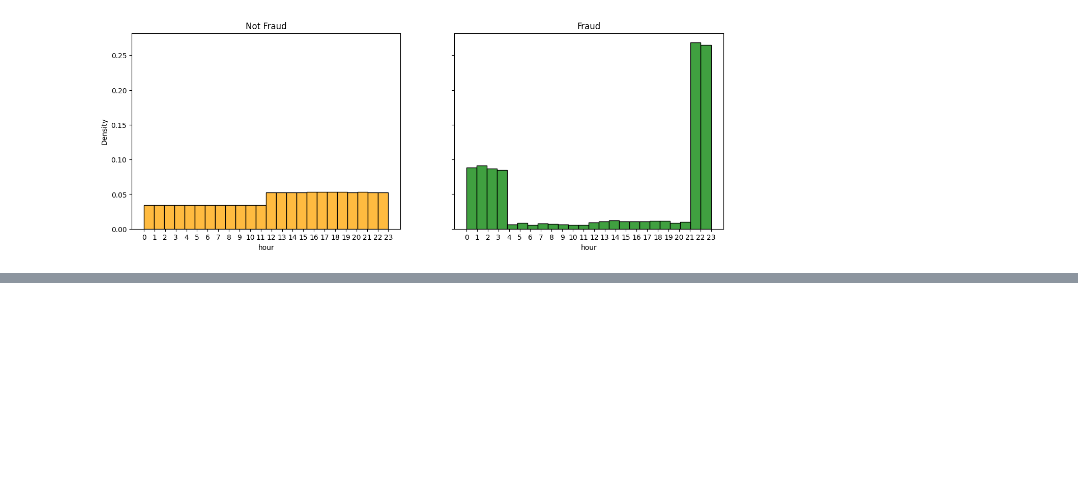
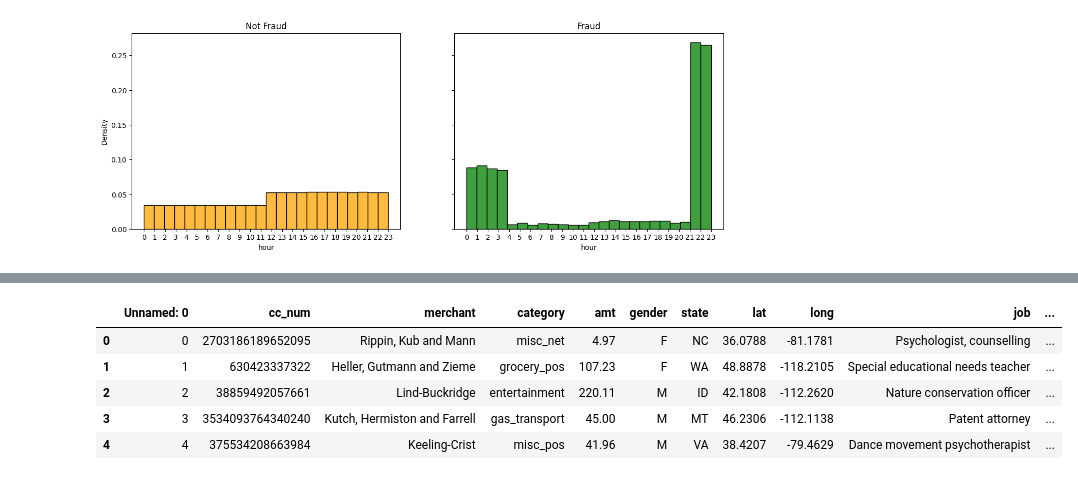
Before and after one commit to vamsikrishna077/CODEWAY, a Jupyter notebook: fraudtrans.ipynb, the cells around one changed output, grey strips where cells are left out. Cells and saved outputs as stored; diff of their text form; code cells hidden in the pictures; blank space fills up the shorter version.

```diff
--- a/fraudtrans.ipynb
+++ b/fraudtrans.ipynb
@@ -177,3 +180,27 @@ ax2.set_xticks(np.arange(24));
+# %%
+from datetime import datetime
+
+def calculate_age_from_dob(dob):
+
+    dob_date = datetime.strptime(dob, '%Y-%m-%d')
+    today = datetime.today()
+    age = today.year - dob_date.year - ((today.month, today.day) < (dob_date.month, dob_date.day))
+    return age
+
+# Apply the function to each row of the DataFrame
+train_d['age'] = train_d['dob'].apply(lambda x: calculate_age_from_dob(x))
+# %%
+colums_to_drop=['trans_date_trans_time','zip','street','city','first','last','unix_time','city_pop','dob']
+train_d.drop(colums_to_drop,inplace=True,axis=1)
 # %%
 
 train_d['merchant'] = train_d['merchant'].apply(lambda x : x.replace('fraud_',''))
+# %%
+train_d.head()
+# %% [output]
+|  | Unnamed: 0 | cc_num | merchant | category | amt | gender | state | lat | long | job | ... |
+| 0 | 0 | 2703186189652095 | Rippin, Kub and Mann | misc_net | 4.97 | F | NC | 36.0788 | -81.1781 | Psychologist, counselling | ... |
+| 1 | 1 | 630423337322 | Heller, Gutmann and Zieme | grocery_pos | 107.23 | F | WA | 48.8878 | -118.2105 | Special educational needs teacher | ... |
+| 2 | 2 | 38859492057661 | Lind-Buckridge | entertainment | 220.11 | M | ID | 42.1808 | -112.2620 | Nature conservation officer | ... |
+| 3 | 3 | 3534093764340240 | Kutch, Hermiston and Farrell | gas_transport | 45.00 | M | MT | 46.2306 | -112.1138 | Patent attorney | ... |
+| 4 | 4 | 375534208663984 | Keeling-Crist | misc_pos | 41.96 | M | VA | 38.4207 | -79.4629 | Dance movement psychotherapist | ... |
```
Also changed, not shown: parts of 19 cells of this notebook.
